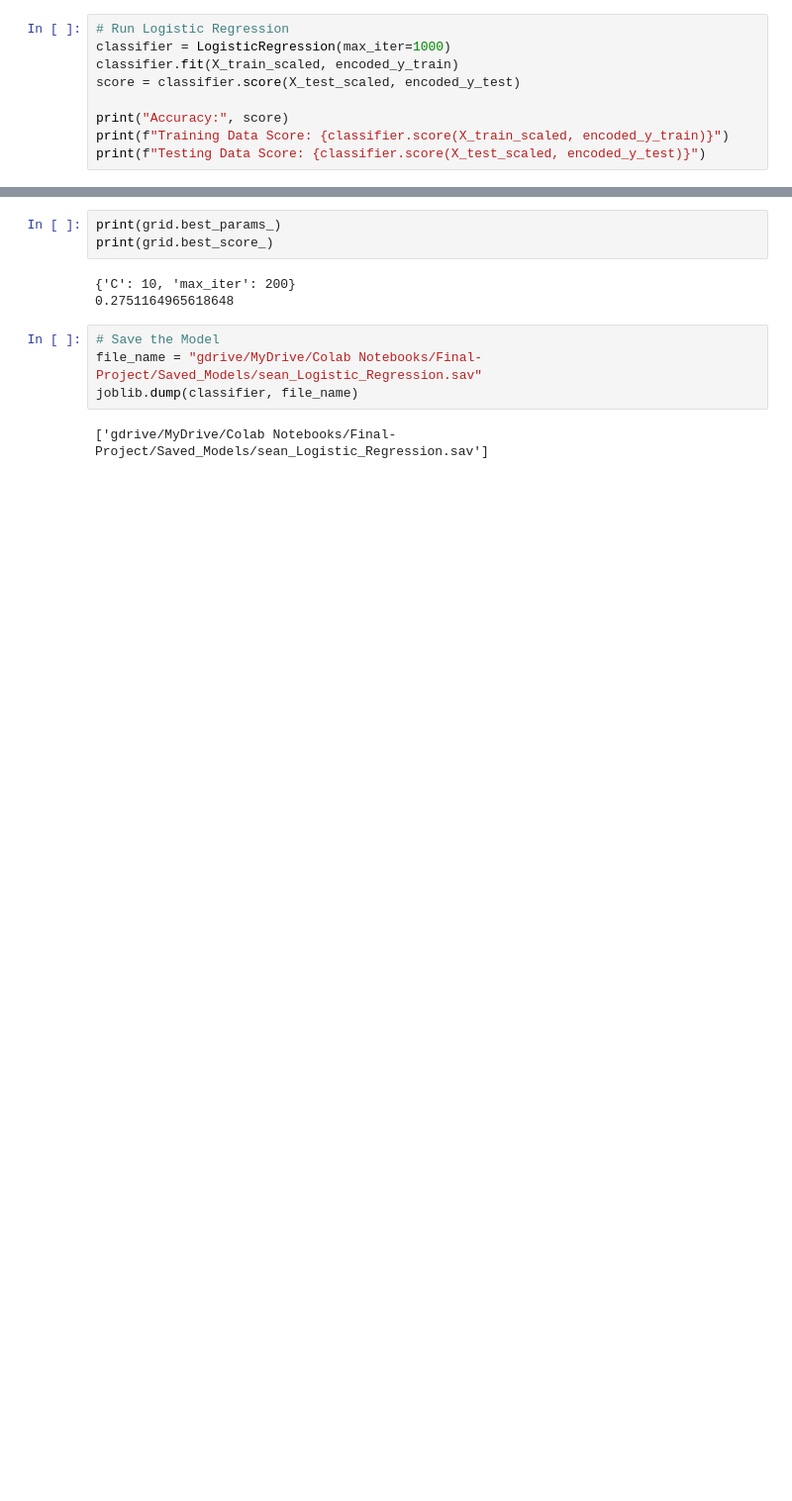
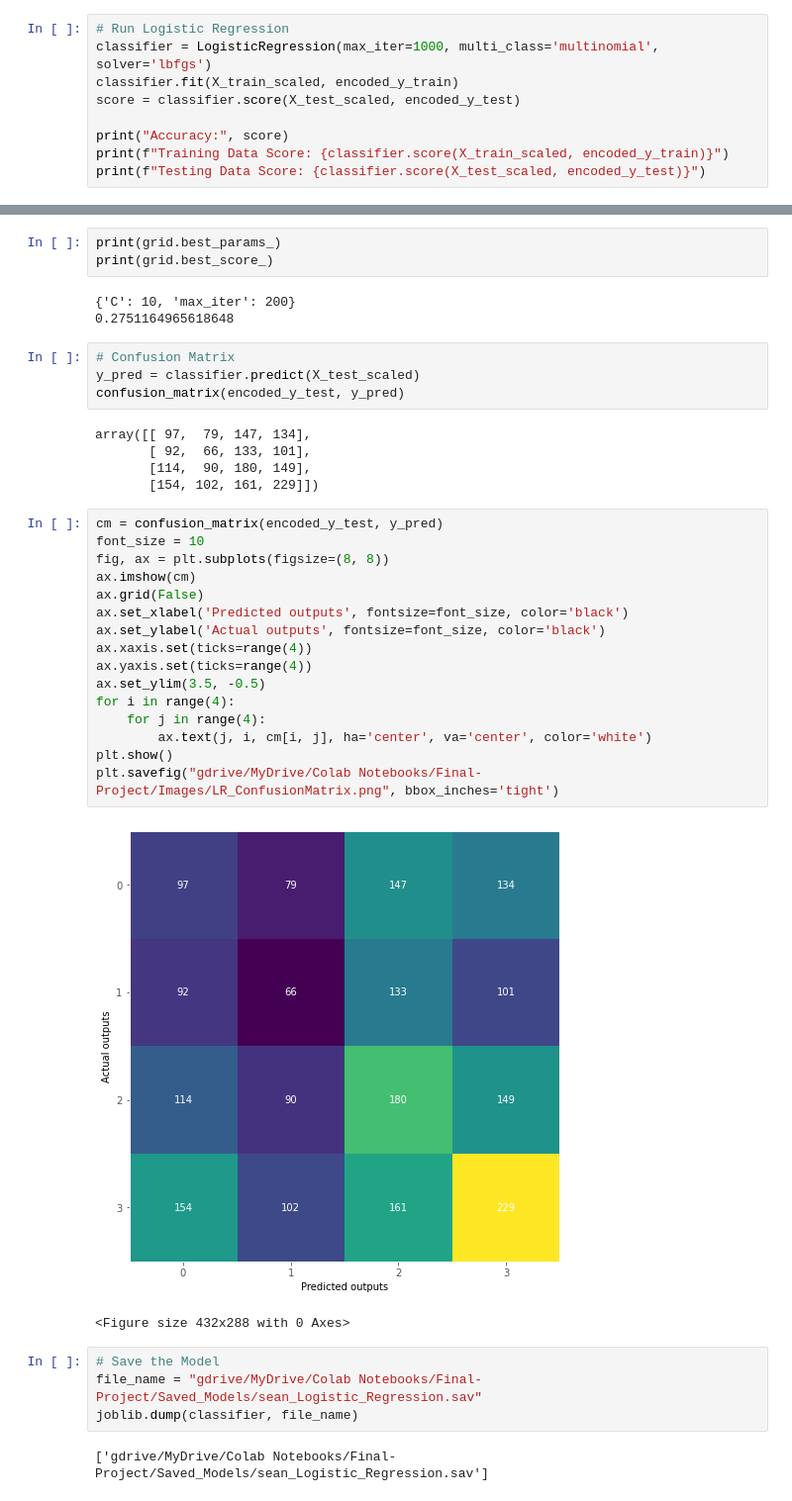
Before and after one commit to eliot1335/Final-Project, a Jupyter notebook: Models_sean_Logistic_Regression.ipynb, the cells around one changed output, grey strips where cells are left out. Shown: that part at 99% size. Saved outputs shown, nothing was run; the diff lists cells and outputs as text; blank space fills up the shorter version.

```diff
--- a/Models_sean_Logistic_Regression.ipynb
+++ b/Models_sean_Logistic_Regression.ipynb
@@ -126,7 +135,7 @@ encoded_y_train = label_encoder.transform(y_train)
 encoded_y_test = label_encoder.transform(y_test)
 # %%
 # Run Logistic Regression
-classifier = LogisticRegression(max_iter=1000)
+classifier = LogisticRegression(max_iter=1000, multi_class='multinomial', solver='lbfgs')
 classifier.fit(X_train_scaled, encoded_y_train)
 score = classifier.score(X_test_scaled, encoded_y_test)
 
@@ -209,6 +233,34 @@ print(grid.best_score_)
 # %% [output]
 {'C': 10, 'max_iter': 200}
 0.2751164965618648
+# %%
+# Confusion Matrix
+y_pred = classifier.predict(X_test_scaled)
+confusion_matrix(encoded_y_test, y_pred)
+# %% [output]
+array([[ 97,  79, 147, 134],
+       [ 92,  66, 133, 101],
+       [114,  90, 180, 149],
+       [154, 102, 161, 229]])
+# %%
+cm = confusion_matrix(encoded_y_test, y_pred)
+font_size = 10
+fig, ax = plt.subplots(figsize=(8, 8))
+ax.imshow(cm)
+ax.grid(False)
+ax.set_xlabel('Predicted outputs', fontsize=font_size, color='black')
+ax.set_ylabel('Actual outputs', fontsize=font_size, color='black')
+ax.xaxis.set(ticks=range(4))
+ax.yaxis.set(ticks=range(4))
+ax.set_ylim(3.5, -0.5)
+for i in range(4):
+    for j in range(4):
+        ax.text(j, i, cm[i, j], ha='center', va='center', color='white')
+plt.show()
+plt.savefig("gdrive/MyDrive/Colab Notebooks/Final-Project/Images/LR_ConfusionMatrix.png", bbox_inches='tight')
+# %% [output]
+[figure, added]
+<Figure size 432x288 with 0 Axes>
 # %%
 # Save the Model
 file_name = "gdrive/MyDrive/Colab Notebooks/Final-Project/Saved_Models/sean_Logistic_Regression.sav"
```
Also changed, not shown: parts of 5 cells of this notebook, 21 other files.
